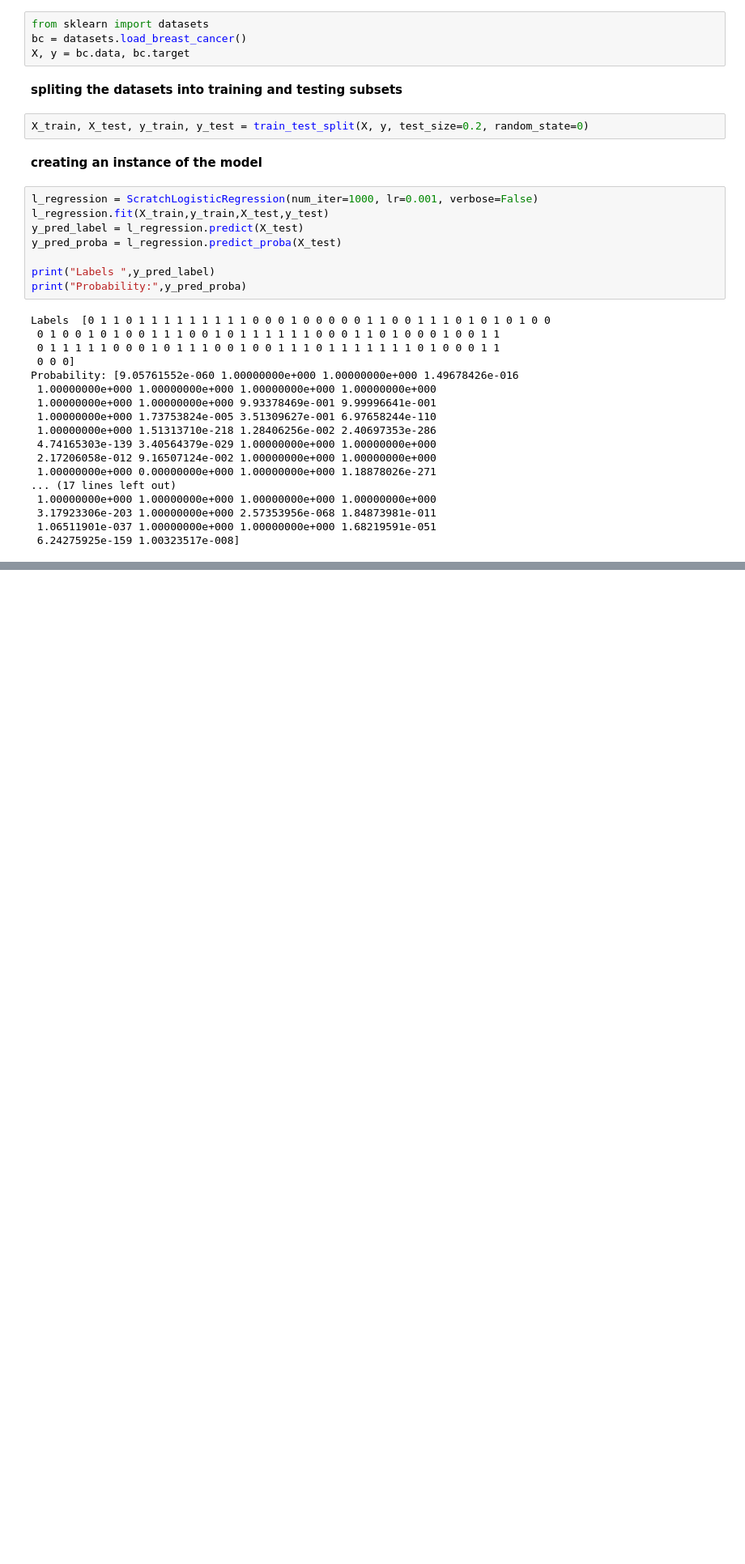
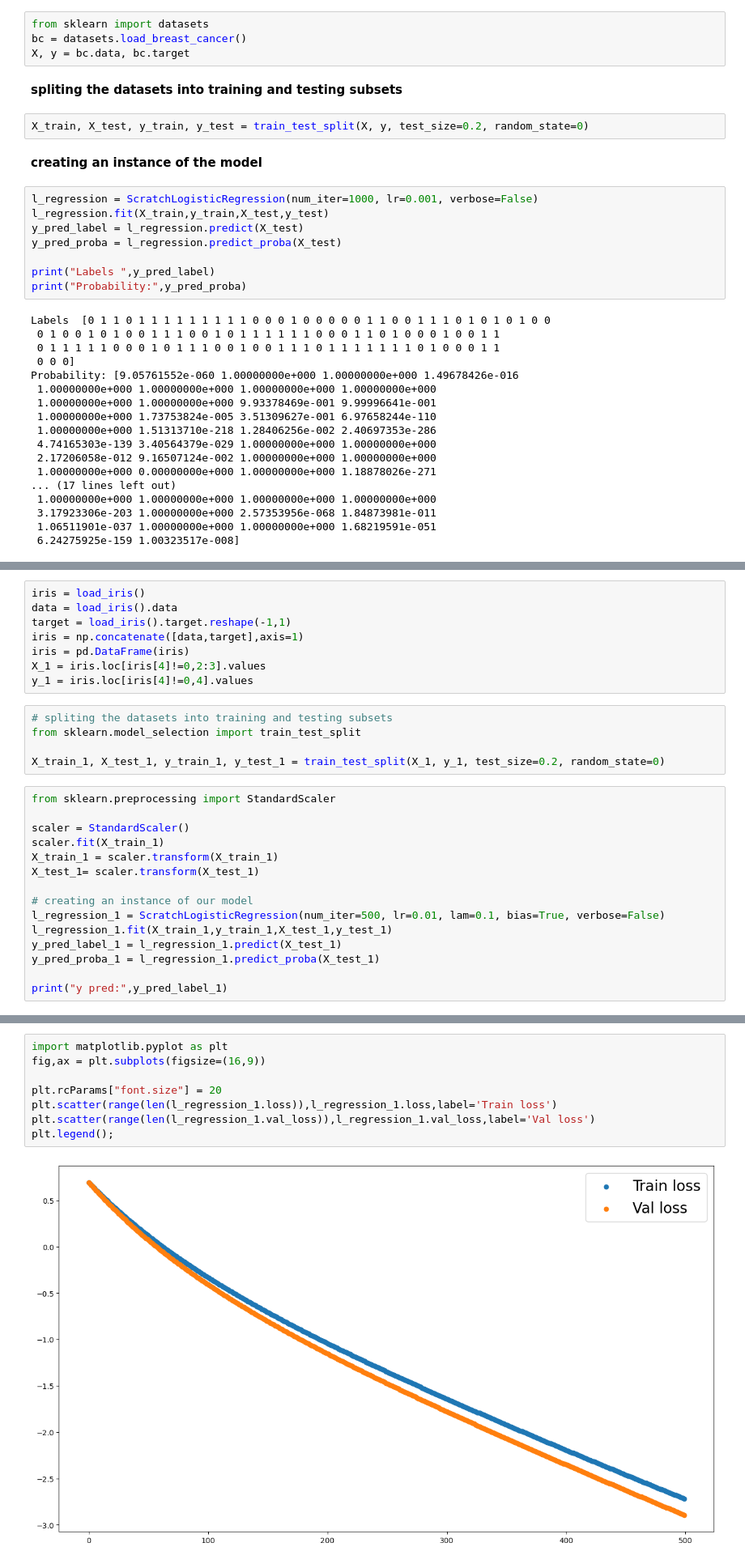
Before and after one commit to Muhabra/github_hands_on_1, a Jupyter notebook: Logistic regression.ipynb, the cells around one changed output, grey strips where cells are left out. Shown at 81% size. Saved outputs shown, nothing was run; the diff lists cells and outputs as text; blank space fills up the shorter version.

```diff
--- a/Logistic regression.ipynb
+++ b/Logistic regression.ipynb
@@ -139,0 +156,28 @@ Probability: [9.05761552e-060 1.00000000e+000 1.00000000e+000 1.49678426e-016
+# %%
+iris = load_iris()
+data = load_iris().data
+target = load_iris().target.reshape(-1,1)
+iris = np.concatenate([data,target],axis=1)
+iris = pd.DataFrame(iris)
+X_1 = iris.loc[iris[4]!=0,2:3].values
+y_1 = iris.loc[iris[4]!=0,4].values
+# %%
+# spliting the datasets into training and testing subsets
+from sklearn.model_selection import train_test_split
+
+X_train_1, X_test_1, y_train_1, y_test_1 = train_test_split(X_1, y_1, test_size=0.2, random_state=0)
+# %%
+from sklearn.preprocessing import StandardScaler
+
+scaler = StandardScaler()
+scaler.fit(X_train_1)
+X_train_1 = scaler.transform(X_train_1)
+X_test_1= scaler.transform(X_test_1)
+
+# creating an instance of our model
+l_regression_1 = ScratchLogisticRegression(num_iter=500, lr=0.01, lam=0.1, bias=True, verbose=False)
+l_regression_1.fit(X_train_1,y_train_1,X_test_1,y_test_1)
+y_pred_label_1 = l_regression_1.predict(X_test_1)
+y_pred_proba_1 = l_regression_1.predict_proba(X_test_1)
+
+print("y pred:",y_pred_label_1)
@@ -139,0 +223,10 @@ Probability: [9.05761552e-060 1.00000000e+000 1.00000000e+000 1.49678426e-016
+# %%
+import matplotlib.pyplot as plt
+fig,ax = plt.subplots(figsize=(16,9))
+
+plt.rcParams["font.size"] = 20
+plt.scatter(range(len(l_regression_1.loss)),l_regression_1.loss,label='Train loss')
+plt.scatter(range(len(l_regression_1.val_loss)),l_regression_1.val_loss,label='Val loss')
+plt.legend();
+# %% [output]
+[figure, added]
```
Also changed, not shown: parts of 15 cells of this notebook.
